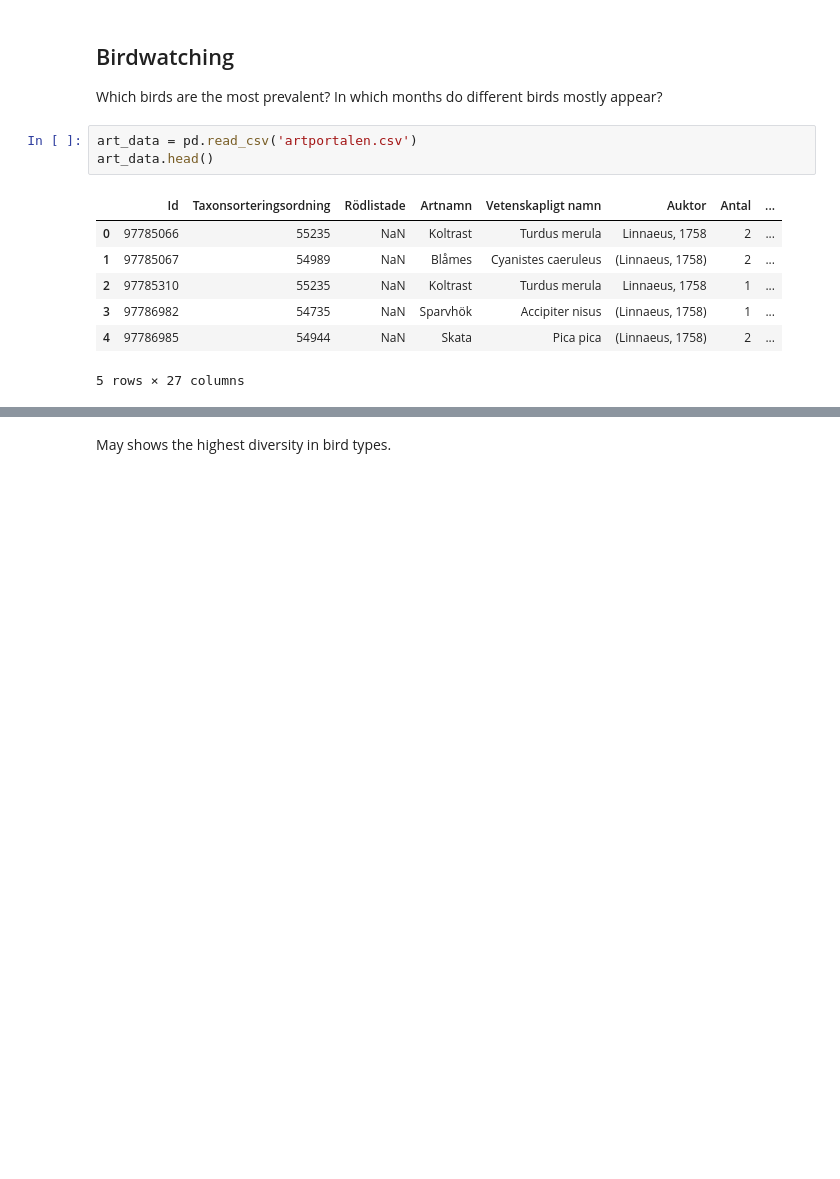
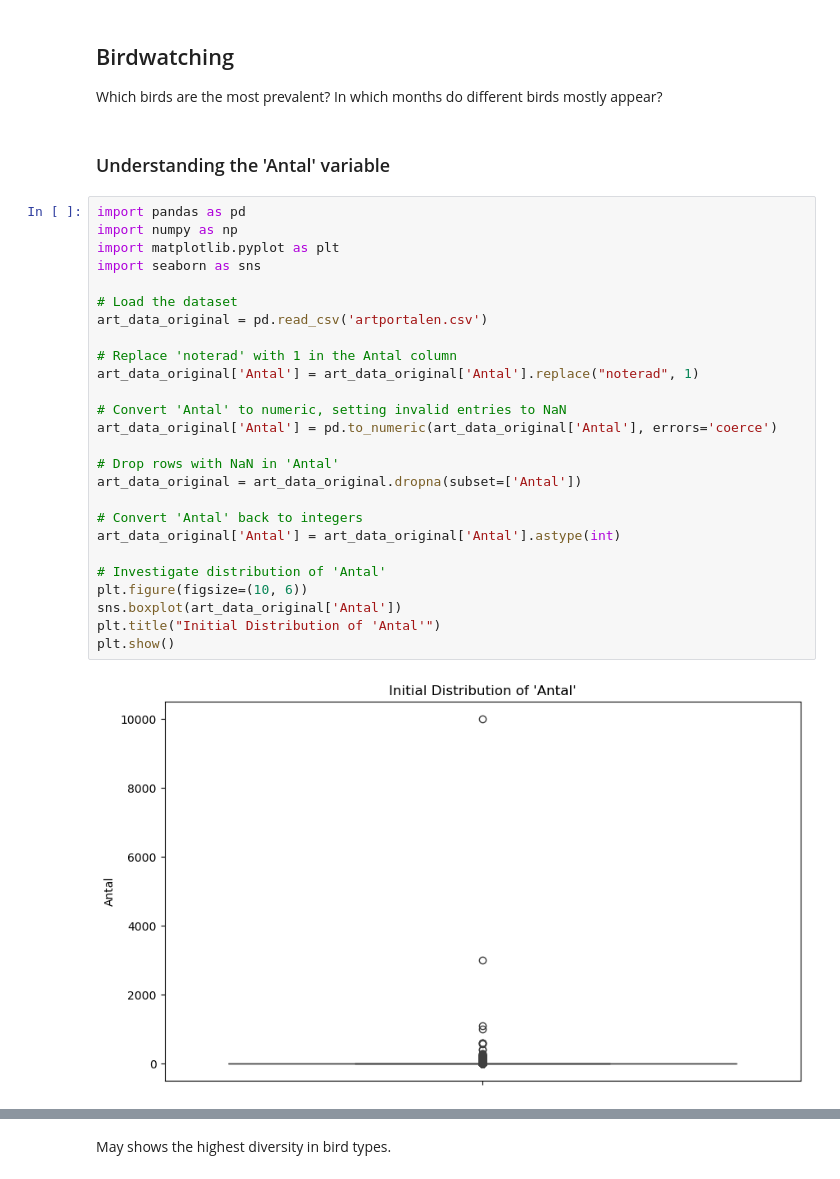
Before and after one commit to acercorp/su-mt4007, a Jupyter notebook: HW3/HW3.ipynb, the cells around one changed output, grey strips where cells are left out. Cells and saved outputs as stored; diff of their text form; blank space fills up the shorter version.

```diff
--- a/HW3/HW3.ipynb
+++ b/HW3/HW3.ipynb
@@ -81,14 +81,33 @@ The three species form distinct clusters. There is also a clear positive linear
 ## Birdwatching
 
 Which birds are the most prevalent? In which months do different birds mostly appear?
-# %%
-art_data = pd.read_csv('artportalen.csv')
-art_data.head()
-# %% [output]
-|  | Id | Taxonsorteringsordning | Rödlistade | Artnamn | Vetenskapligt namn | Auktor | Antal | ... |
-| 0 | 97785066 | 55235 | NaN | Koltrast | Turdus merula | Linnaeus, 1758 | 2 | ... |
-| 1 | 97785067 | 54989 | NaN | Blåmes | Cyanistes caeruleus | (Linnaeus, 1758) | 2 | ... |
-| 2 | 97785310 | 55235 | NaN | Koltrast | Turdus merula | Linnaeus, 1758 | 1 | ... |
-| 3 | 97786982 | 54735 | NaN | Sparvhök | Accipiter nisus | (Linnaeus, 1758) | 1 | ... |
-| 4 | 97786985 | 54944 | NaN | Skata | Pica pica | (Linnaeus, 1758) | 2 | ... |
-5 rows × 27 columns
+# %% [markdown]
+### Understanding the 'Antal' variable
+# %%
+import pandas as pd
+import numpy as np
+import matplotlib.pyplot as plt
+import seaborn as sns
+
+# Load the dataset
+art_data_original = pd.read_csv('artportalen.csv')
+
+# Replace 'noterad' with 1 in the Antal column
+art_data_original['Antal'] = art_data_original['Antal'].replace("noterad", 1)
+
+# Convert 'Antal' to numeric, setting invalid entries to NaN
+art_data_original['Antal'] = pd.to_numeric(art_data_original['Antal'], errors='coerce')
+
+# Drop rows with NaN in 'Antal'
+art_data_original = art_data_original.dropna(subset=['Antal'])
+
+# Convert 'Antal' back to integers
+art_data_original['Antal'] = art_data_original['Antal'].astype(int)
+
+# Investigate distribution of 'Antal'
+plt.figure(figsize=(10, 6))
+sns.boxplot(art_data_original['Antal'])
+plt.title("Initial Distribution of 'Antal'")
+plt.show()
+# %% [output]
+[figure, added]
```
Also changed, not shown: parts of 35 cells of this notebook.
